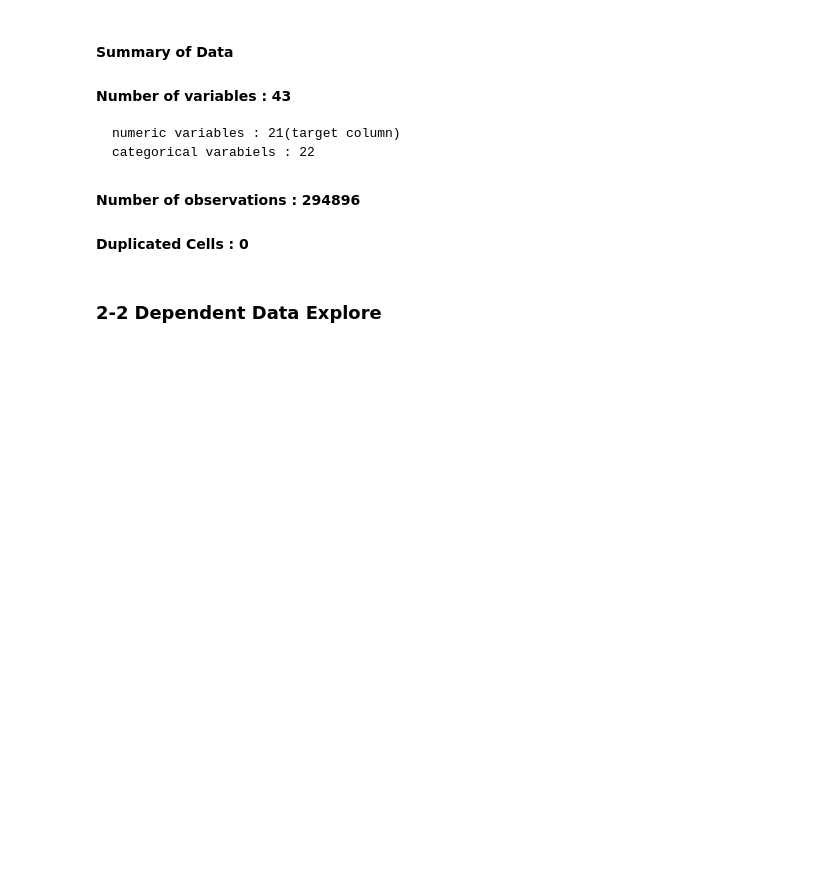
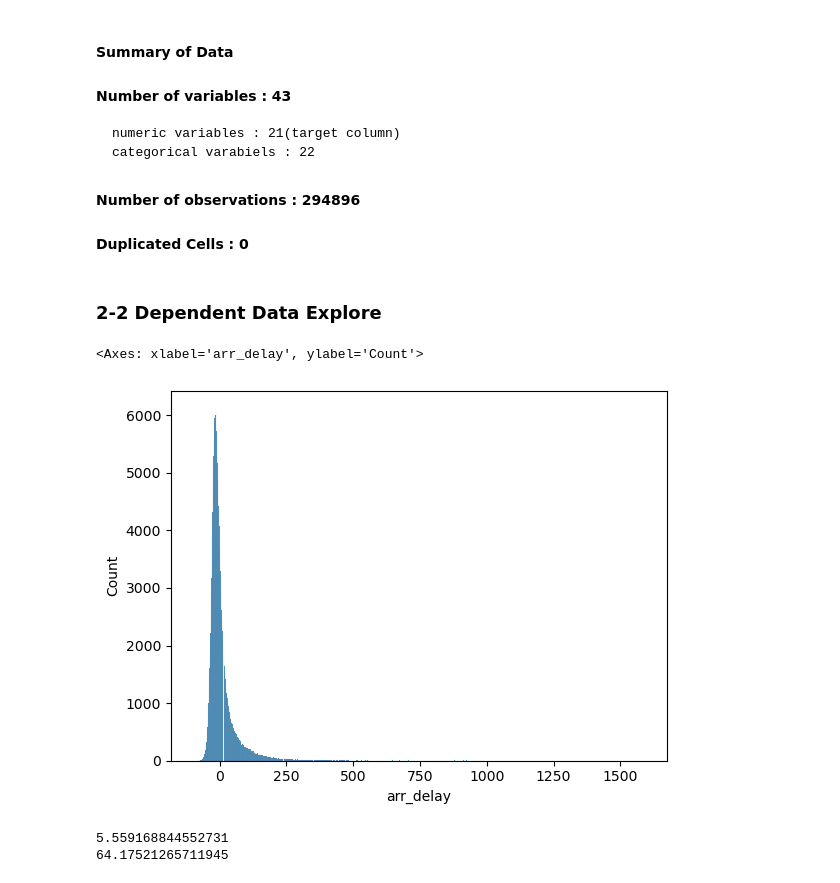
Before and after one commit to chulwonchae/2024-Summer-ML-Projects, a Jupyter notebook: 4. Classification_Airline_delay.ipynb, the cells around one changed output. Drawn from its saved outputs; the diff is of its cells as text; code cells hidden in the pictures; blank space fills up the shorter version.

```diff
--- a/4. Classification_Airline_delay.ipynb
+++ b/4. Classification_Airline_delay.ipynb
@@ -681,3 +681,14 @@ memory usage: 96.7+ MB
 #### Duplicated Cells : 0
 # %% [markdown]
 ### 2-2 Dependent Data Explore
+# %%
+sns.histplot(data=df_final, x='arr_delay')
+# %% [output]
+<Axes: xlabel='arr_delay', ylabel='Count'>
+[figure, added]
+# %%
+print(stats.skew(df_final['arr_delay']))
+print(stats.kurtosis(df_final['arr_delay']))
+# %% [output]
+5.559168844552731
+64.17521265711945
```
Also changed, not shown: parts of 85 cells of this notebook, 1 other file.
